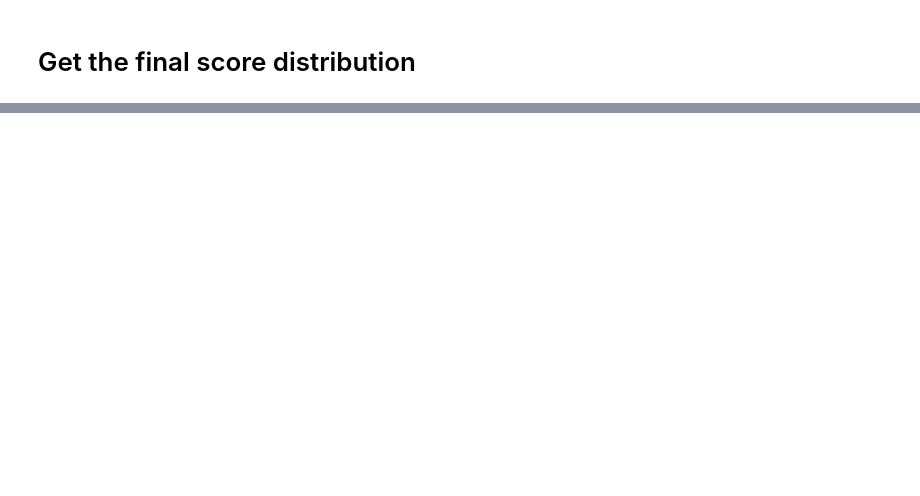
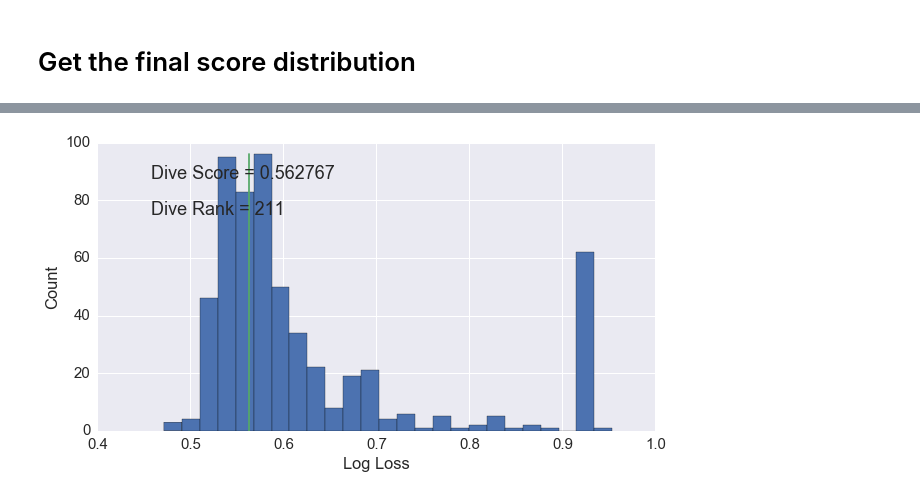
Before and after one commit to NickC1/kaggle_ncaa_2016, a Jupyter notebook: scripts/ncaa_blog_post.ipynb, the cells around one changed output, grey strips where cells are left out. Saved outputs shown, nothing was run; the diff lists cells and outputs as text; code cells hidden in the pictures; blank space fills up the shorter version.

```diff
--- a/scripts/ncaa_blog_post.ipynb
+++ b/scripts/ncaa_blog_post.ipynb
@@ -205,2 +209,6 @@ f = wb.draw_histogram()
 # %%
 f.savefig('../figures/kaggle_hist.png',bbox_inches='tight')
+# %%
+f
+# %% [output]
+[figure, added]
```
Also changed, not shown: parts of 5 cells of this notebook, 2 other files.
